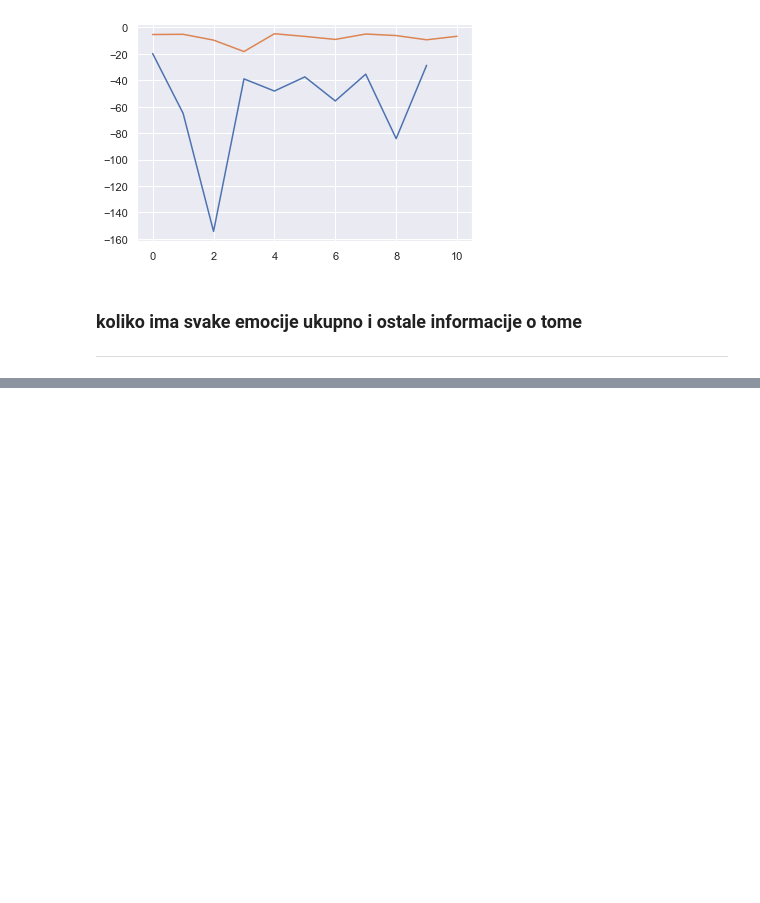
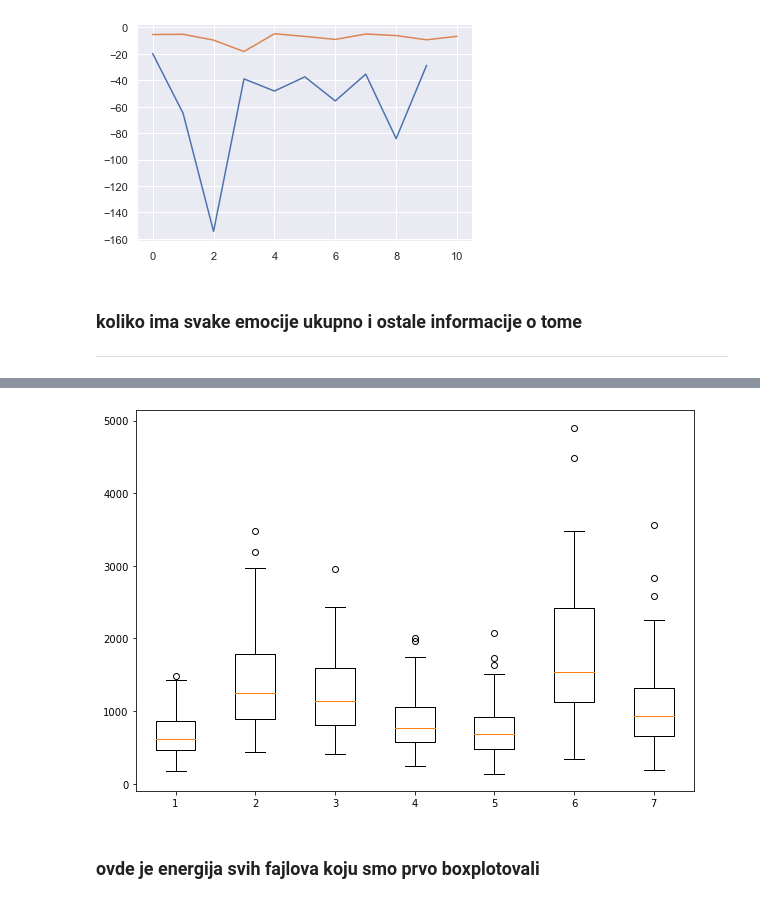
Before and after one commit to pfe-rs/lk-s-2023-prepoznavanje-emocija, a Jupyter notebook: ficer-probe.ipynb, the cells around one changed output, grey strips where cells are left out. Saved outputs shown, nothing was run; the diff lists cells and outputs as text; code cells hidden in the pictures; blank space fills up the shorter version.

```diff
--- a/ficer-probe.ipynb
+++ b/ficer-probe.ipynb
@@ -172,0 +267,10 @@ for file in lista_fajlova:
+# %%
+fig = plt.figure(figsize =(10, 7))
+
+
+plt.boxplot(energija_emo)
+plt.show()
+# %% [output]
+[figure, added]
+# %% [markdown]
+### ovde je energija svih fajlova koju smo prvo boxplotovali
```
Also changed, not shown: parts of 15 cells of this notebook.
